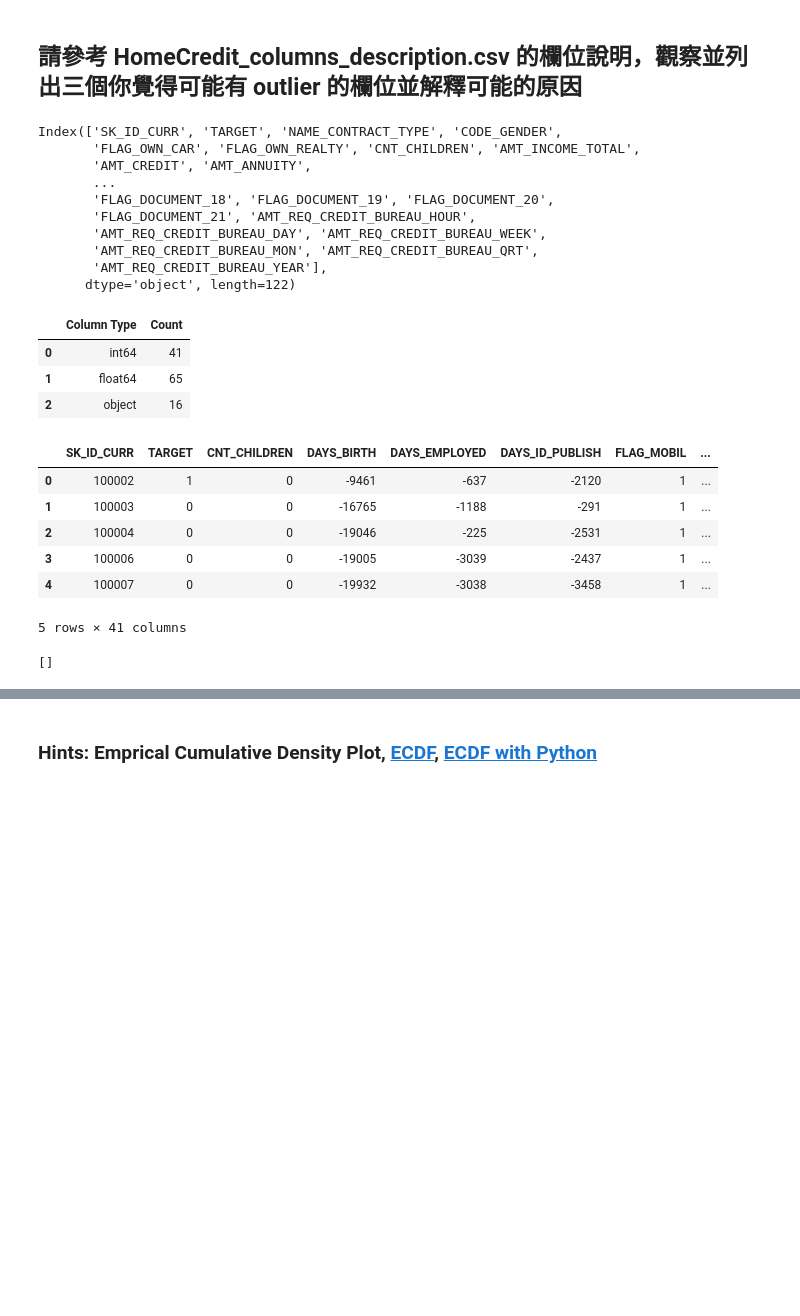
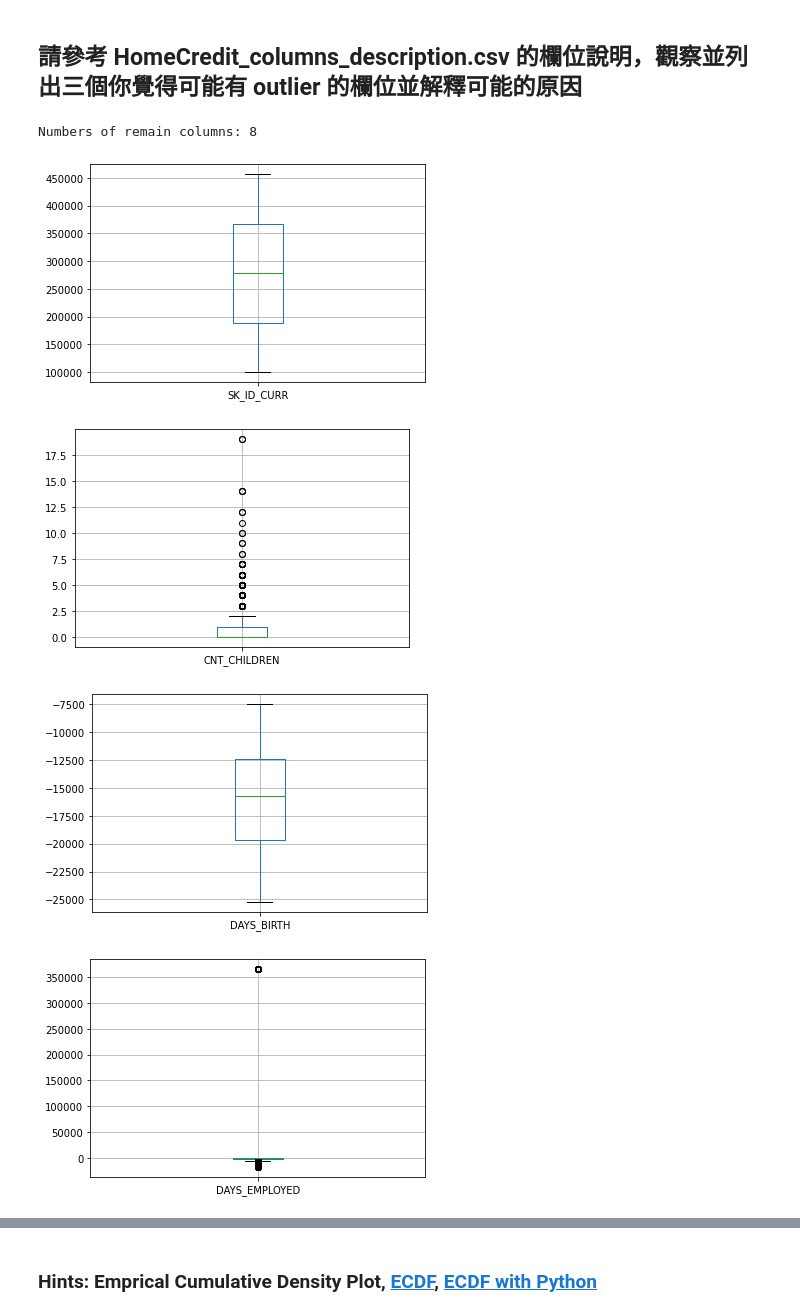
Before and after one commit to liyuyu0418/ML100Days, a Jupyter notebook: homework/HW009/Day_009_HW.ipynb, the cells around one changed output, grey strips where cells are left out. Saved outputs shown, nothing was run; the diff lists cells and outputs as text; code cells hidden in the pictures; blank space fills up the shorter version.

```diff
--- a/homework/HW009/Day_009_HW.ipynb
+++ b/homework/HW009/Day_009_HW.ipynb
@@ -37,57 +37,28 @@ Path of read in data: ./data\application_train.csv
 5 rows × 122 columns
 # %% [markdown]
 ## 請參考 HomeCredit_columns_description.csv 的欄位說明，觀察並列出三個你覺得可能有 outlier 的欄位並解釋可能的原因
-# %%
-app_train.columns
-# %% [output]
-Index(['SK_ID_CURR', 'TARGET', 'NAME_CONTRACT_TYPE', 'CODE_GENDER',
-       'FLAG_OWN_CAR', 'FLAG_OWN_REALTY', 'CNT_CHILDREN', 'AMT_INCOME_TOTAL',
-       'AMT_CREDIT', 'AMT_ANNUITY',
-       ...
-       'FLAG_DOCUMENT_18', 'FLAG_DOCUMENT_19', 'FLAG_DOCUMENT_20',
-       'FLAG_DOCUMENT_21', 'AMT_REQ_CREDIT_BUREAU_HOUR',
-       'AMT_REQ_CREDIT_BUREAU_DAY', 'AMT_REQ_CREDIT_BUREAU_WEEK',
-       'AMT_REQ_CREDIT_BUREAU_MON', 'AMT_REQ_CREDIT_BUREAU_QRT',
-       'AMT_REQ_CREDIT_BUREAU_YEAR'],
-      dtype='object', length=122)
-# %%
-dtype_df = app_train.dtypes.reset_index()
-dtype_df.columns = ["Count", "Column Type"]
-dtype_df = dtype_df.groupby("Column Type").aggregate('count').reset_index()
-dtype_df
-# %% [output]
-|  | Column Type | Count |
-| 0 | int64 | 41 |
-| 1 | float64 | 65 |
-| 2 | object | 16 |
-# %%
-int_features = []
-float_features = []
-
-for dtype, feature in zip(app_train.dtypes, app_train.columns) :
-    if dtype == 'int64' :
-        int_features.append(feature)
-    elif dtype == 'float64' :
-        float_features.append(feature)
-# %%
-# 先篩選數值型的欄位
-"""
-YOUR CODE HERE, fill correct data types (for example str, float, int, ...)
-"""
-dtype_select = app_train[int_features]
-dtype_select.head()
-# %% [output]
-|  | SK_ID_CURR | TARGET | CNT_CHILDREN | DAYS_BIRTH | DAYS_EMPLOYED | DAYS_ID_PUBLISH | FLAG_MOBIL | ... |
-| 0 | 100002 | 1 | 0 | -9461 | -637 | -2120 | 1 | ... |
-| 1 | 100003 | 0 | 0 | -16765 | -1188 | -291 | 1 | ... |
-| 2 | 100004 | 0 | 0 | -19046 | -225 | -2531 | 1 | ... |
-| 3 | 100006 | 0 | 0 | -19005 | -3039 | -2437 | 1 | ... |
-| 4 | 100007 | 0 | 0 | -19932 | -3038 | -3458 | 1 | ... |
-5 rows × 41 columns
 # %%
-#numeric_columns = list(app_train.columns[list(app_train.dtypes.isin(dtype_select))])
+"""
+YOUR CODE HERE
+"""
+# 先篩選數值型的欄位
+numeric_columns = []
+for dtype, feature in zip(app_train.dtypes, app_train.columns):
+    if dtype == 'int64':
+        numeric_columns.append(feature)
+
 # 再把只有 2 值 (通常是 0,1) 的欄位去掉
 numeric_columns = list(app_train[numeric_columns].columns[list(app_train[numeric_columns].apply(lambda x:len(x.unique())!=2 ))])
-#print("Numbers of remain columns" % len(numeric_columns))
+print("Numbers of remain columns: %i" % len(numeric_columns))
+
+
+# 檢視這些欄位的數值範圍
+for col in numeric_columns:
+    app_train.boxplot(col)
+    plt.show()
 # %% [output]
-[]
+Numbers of remain columns: 8
+[figure, added]
+[figure, added]
+[figure, added]
+[figure, added]
```
Also changed, not shown: parts of 7 cells of this notebook.
